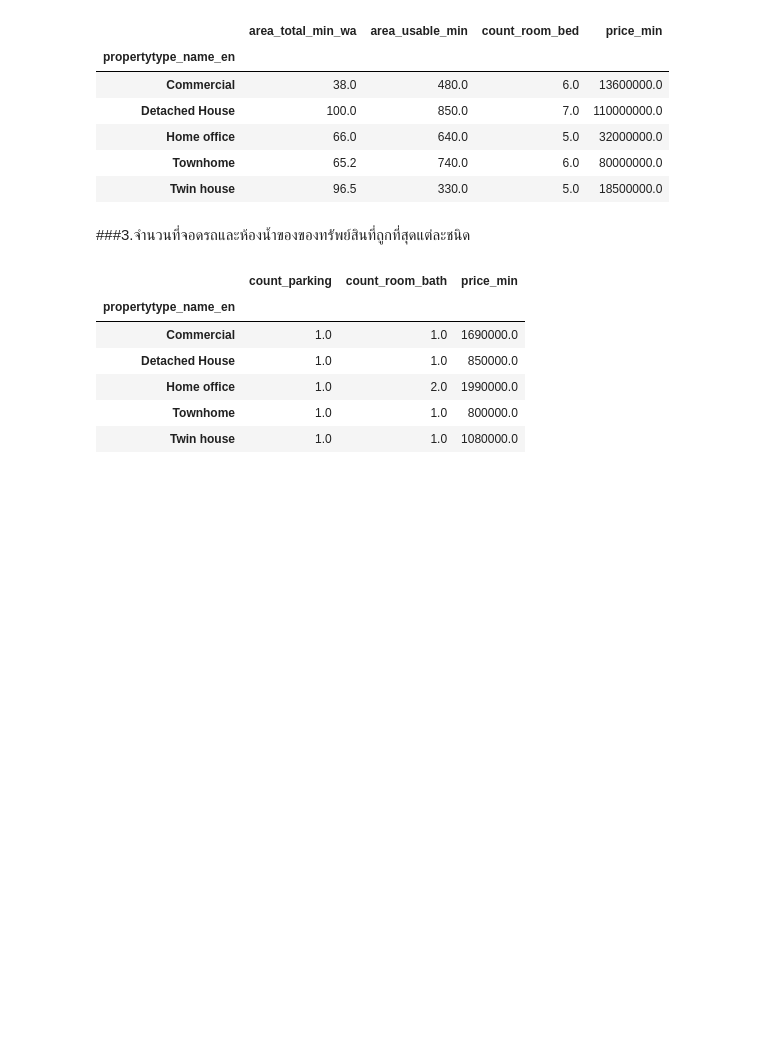
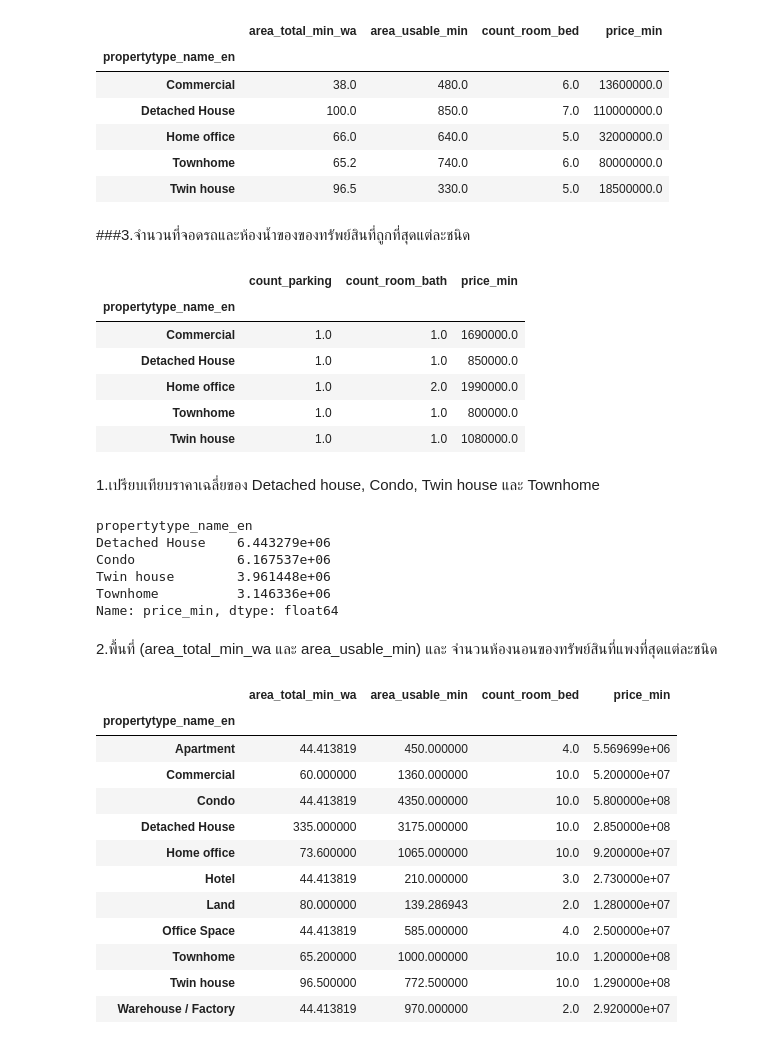
Before and after one commit to oilnutttt/BasicProg_DataViz65, a Jupyter notebook: Pandas101.ipynb, the cells around one changed output. Cells and saved outputs as stored; diff of their text form; code cells hidden in the pictures; blank space fills up the shorter version.

```diff
--- a/Pandas101.ipynb
+++ b/Pandas101.ipynb
@@ -487,3 +489,36 @@ dmissing.groupby(['propertytype_name_en']).min()[['count_parking','count_room_ba
 | Home office | 1.0 | 2.0 | 1990000.0 |
 | Townhome | 1.0 | 1.0 | 800000.0 |
 | Twin house | 1.0 | 1.0 | 1080000.0 |
+# %%
+unit.fillna(value={'price_min':unit['price_min'].mean(),'area_total_min_wa':unit['area_total_min_wa'].mean(),'area_usable_min':unit['area_usable_min'].mean(),'count_room_bed':2,'count_parking':1,'count_room_bath':1},inplace=True)
+# แทนค่า missing
+# %% [markdown]
+1.เปรียบเทียบราคาเฉลี่ยของ Detached house, Condo, Twin house และ Townhome
+# %%
+unit.groupby(['propertytype_name_en'])['price_min'].mean()[['Detached House','Condo','Twin house','Townhome']] #  groupby ชนิดของบ้าน เลือก column price_min ใช้.mean()หาค่าเลี่ย
+# %% [output]
+propertytype_name_en
+Detached House    6.443279e+06
+Condo             6.167537e+06
+Twin house        3.961448e+06
+Townhome          3.146336e+06
+Name: price_min, dtype: float64
+# %% [markdown]
+2.พื้นที่ (area_total_min_wa และ area_usable_min) และ จำนวนห้องนอนของทรัพย์สินที่แพงที่สุดแต่ละชนิด
+# %%
+unit.groupby(['propertytype_name_en']).max()[['area_total_min_wa','area_usable_min','count_room_bed','price_min']]
+ #Groupby ชนิดของบ้านแต่ละชนิด ใช้.max() หาค่าแพงที่สุด ใช้list เลือกเฉพาะ column พื้นที่,จำนวนห้องนอน และราคา
+# %% [output]
+|  | area_total_min_wa | area_usable_min | count_room_bed | price_min |
+| propertytype_name_en |  |  |  |  |
+| Apartment | 44.413819 | 450.000000 | 4.0 | 5.569699e+06 |
+| Commercial | 60.000000 | 1360.000000 | 10.0 | 5.200000e+07 |
+| Condo | 44.413819 | 4350.000000 | 10.0 | 5.800000e+08 |
+| Detached House | 335.000000 | 3175.000000 | 10.0 | 2.850000e+08 |
+| Home office | 73.600000 | 1065.000000 | 10.0 | 9.200000e+07 |
+| Hotel | 44.413819 | 210.000000 | 3.0 | 2.730000e+07 |
+| Land | 80.000000 | 139.286943 | 2.0 | 1.280000e+07 |
+| Office Space | 44.413819 | 585.000000 | 4.0 | 2.500000e+07 |
+| Townhome | 65.200000 | 1000.000000 | 10.0 | 1.200000e+08 |
+| Twin house | 96.500000 | 772.500000 | 10.0 | 1.290000e+08 |
+| Warehouse / Factory | 44.413819 | 970.000000 | 2.0 | 2.920000e+07 |
```
Also changed, not shown: parts of 6 cells of this notebook.
